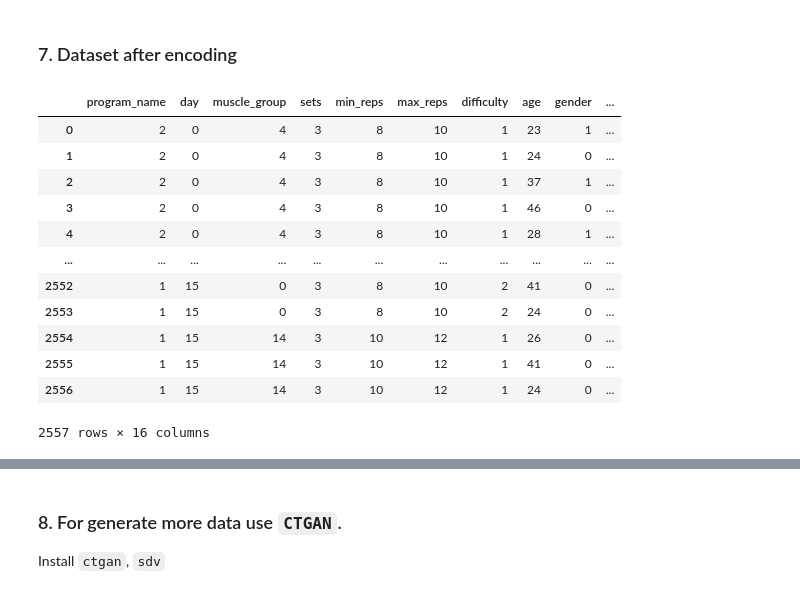
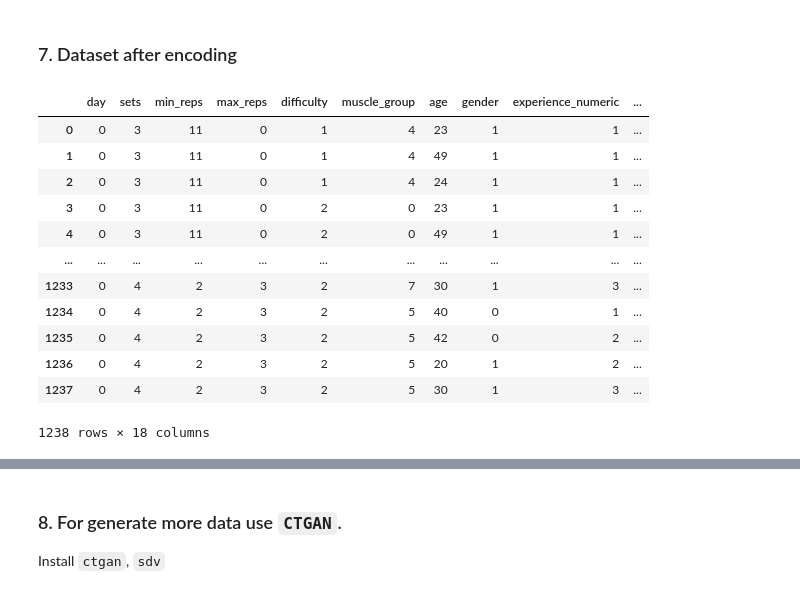
Before and after one commit to cApitanYARE/recommending_gym_exercises, a Jupyter notebook: notebooks/ctgan_data_generation.ipynb, the cells around one changed output, grey strips where cells are left out. Cells and saved outputs as stored; diff of their text form; code cells hidden in the pictures.

```diff
--- a/notebooks/ctgan_data_generation.ipynb
+++ b/notebooks/ctgan_data_generation.ipynb
@@ -64,0 +60,2 @@ print(full_data['goal'].unique())
+# %%
+full_data['program_name'] = full_data['program_name'].str.replace(r'\s+[A-C]$', '', regex=True)
@@ -65,7 +82,7 @@ print(full_data['goal'].unique())
 # %% [markdown]
 ### 3. Drop unnecessary columns
 # %%
-full_data = full_data.drop(['program_id', 'exercise_id', 'user_id', 'experience_level','comments', 'name'], axis=1)
+full_data = full_data.drop(['program_id', 'experience_level','program_difficulty','user_id', 'exercise_name'], axis=1)
 # %%
 full_data
 # %% [output]
@@ -107,6 +123,0 @@ dtype: int64
-# %%
-full_data['goal_achieved'] = full_data['goal_achieved'].fillna(full_data['goal_achieved'].mode()[0])
-
-empty_value = ['start_weight_kg', 'end_weight_kg','user_rating']
-full_data[empty_value] = full_data[empty_value].fillna(full_data[empty_value].mean())
-full_data.isna().sum()
@@ -141,11 +156,11 @@ cat_cols = full_data.select_dtypes(include='object').columns.tolist()
 print(cat_cols)
 
 encoders = {}
+df_encoded = full_data.copy()
 for col in cat_cols:
-    if col in full_data.columns:
-        le = LabelEncoder()
-        full_data[col] = le.fit_transform(full_data[col].astype(str))
-        encoders[col] = le
+    le = LabelEncoder()
+    df_encoded[col] = le.fit_transform(df_encoded[col].astype(str))
+    encoders[col] = le
 
-print(full_data.dtypes)
+print(df_encoded.dtypes)
 # %% [output]
@@ -170,18 +187,18 @@ dtype: object
 # %% [markdown]
 ### 7. Dataset after encoding
 # %%
-full_data
+df_encoded
 # %% [output]
-|  | program_name | day | muscle_group | sets | min_reps | max_reps | difficulty | age | gender | ... |
-| 0 | 2 | 0 | 4 | 3 | 8 | 10 | 1 | 23 | 1 | ... |
-| 1 | 2 | 0 | 4 | 3 | 8 | 10 | 1 | 24 | 0 | ... |
-| 2 | 2 | 0 | 4 | 3 | 8 | 10 | 1 | 37 | 1 | ... |
-| 3 | 2 | 0 | 4 | 3 | 8 | 10 | 1 | 46 | 0 | ... |
-| 4 | 2 | 0 | 4 | 3 | 8 | 10 | 1 | 28 | 1 | ... |
+|  | day | sets | min_reps | max_reps | difficulty | muscle_group | age | gender | experience_numeric | ... |
+| 0 | 0 | 3 | 11 | 0 | 1 | 4 | 23 | 1 | 1 | ... |
+| 1 | 0 | 3 | 11 | 0 | 1 | 4 | 49 | 1 | 1 | ... |
+| 2 | 0 | 3 | 11 | 0 | 1 | 4 | 24 | 1 | 1 | ... |
+| 3 | 0 | 3 | 11 | 0 | 2 | 0 | 23 | 1 | 1 | ... |
+| 4 | 0 | 3 | 11 | 0 | 2 | 0 | 49 | 1 | 1 | ... |
 | ... | ... | ... | ... | ... | ... | ... | ... | ... | ... | ... |
-| 2552 | 1 | 15 | 0 | 3 | 8 | 10 | 2 | 41 | 0 | ... |
-| 2553 | 1 | 15 | 0 | 3 | 8 | 10 | 2 | 24 | 0 | ... |
-| 2554 | 1 | 15 | 14 | 3 | 10 | 12 | 1 | 26 | 0 | ... |
-| 2555 | 1 | 15 | 14 | 3 | 10 | 12 | 1 | 41 | 0 | ... |
-| 2556 | 1 | 15 | 14 | 3 | 10 | 12 | 1 | 24 | 0 | ... |
+| 1233 | 0 | 4 | 2 | 3 | 2 | 7 | 30 | 1 | 3 | ... |
+| 1234 | 0 | 4 | 2 | 3 | 2 | 5 | 40 | 0 | 1 | ... |
+| 1235 | 0 | 4 | 2 | 3 | 2 | 5 | 42 | 0 | 2 | ... |
+| 1236 | 0 | 4 | 2 | 3 | 2 | 5 | 20 | 1 | 2 | ... |
+| 1237 | 0 | 4 | 2 | 3 | 2 | 5 | 30 | 1 | 3 | ... |
-2557 rows × 16 columns
+1238 rows × 18 columns
```
Also changed, not shown: parts of 28 cells of this notebook, 1 other file.
